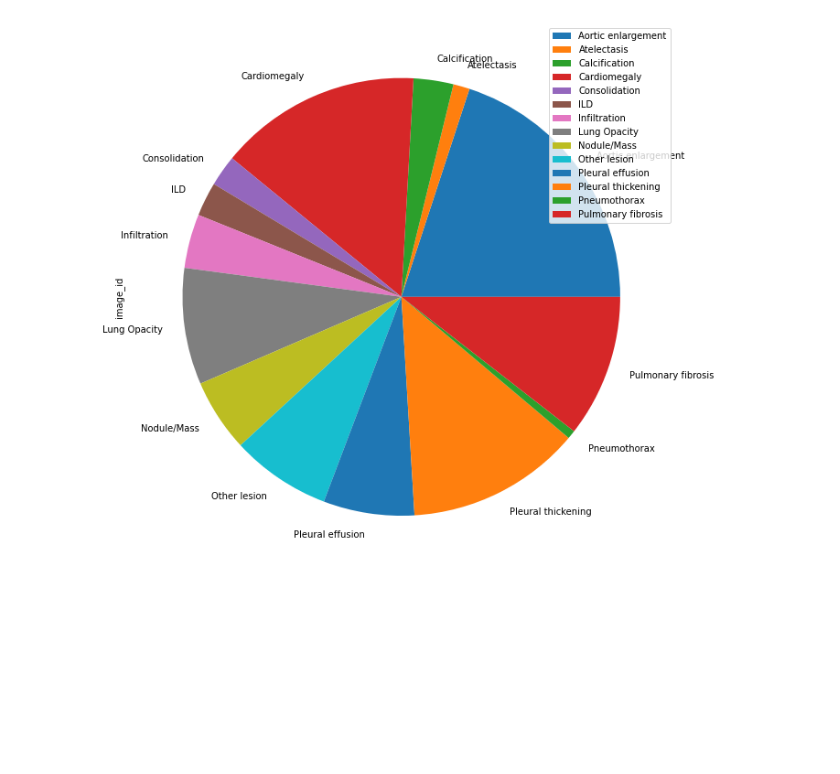
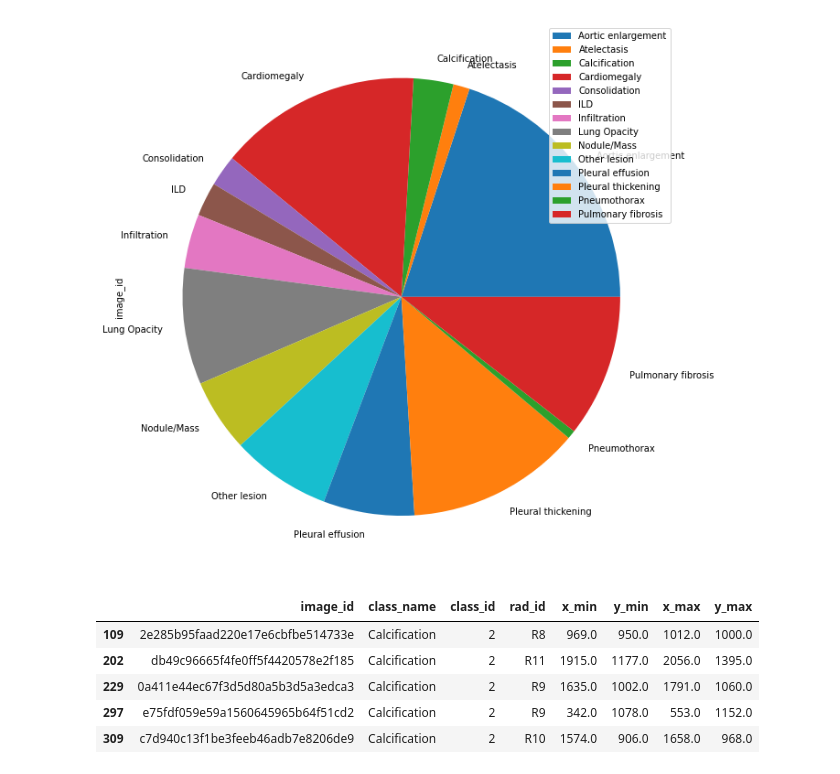
Before and after one commit to HigiaLabs/VinBigData, a Jupyter notebook: view_dataset.ipynb, the cells around one changed output. Saved outputs shown, nothing was run; the diff lists cells and outputs as text; code cells hidden in the pictures; blank space fills up the shorter version.

Commit message:
Create simply view images

```diff
--- a/view_dataset.ipynb
+++ b/view_dataset.ipynb
@@ -57,3 +57,14 @@ finding_groupby.plot.pie(y = 'image_id', figsize=(20, 11))
 # %% [output]
 <AxesSubplot:ylabel='image_id'>
 [figure]
+# %%
+Calcification_images = dataset[dataset['class_name'] == 'Calcification']
+# %%
+Calcification_images.head()
+# %% [output]
+|  | image_id | class_name | class_id | rad_id | x_min | y_min | x_max | y_max |
+| 109 | 2e285b95faad220e17e6cbfbe514733e | Calcification | 2 | R8 | 969.0 | 950.0 | 1012.0 | 1000.0 |
+| 202 | db49c96665f4fe0ff5f4420578e2f185 | Calcification | 2 | R11 | 1915.0 | 1177.0 | 2056.0 | 1395.0 |
+| 229 | 0a411e44ec67f3d5d80a5b3d5a3edca3 | Calcification | 2 | R9 | 1635.0 | 1002.0 | 1791.0 | 1060.0 |
+| 297 | e75fdf059e59a1560645965b64f51cd2 | Calcification | 2 | R9 | 342.0 | 1078.0 | 553.0 | 1152.0 |
+| 309 | c7d940c13f1be3feeb46adb7e8206de9 | Calcification | 2 | R10 | 1574.0 | 906.0 | 1658.0 | 968.0 |
```
Also changed, not shown: parts of 3 cells of this notebook, 2 other files.
